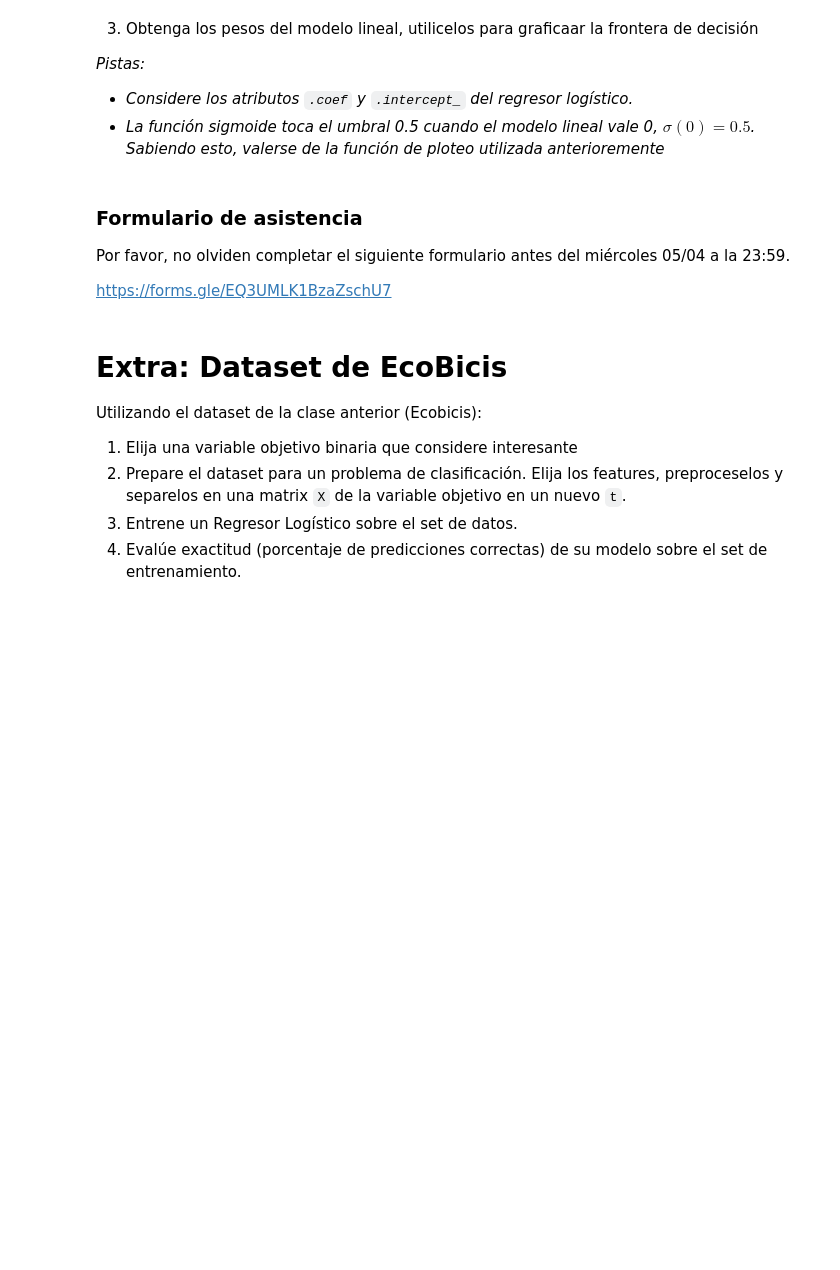
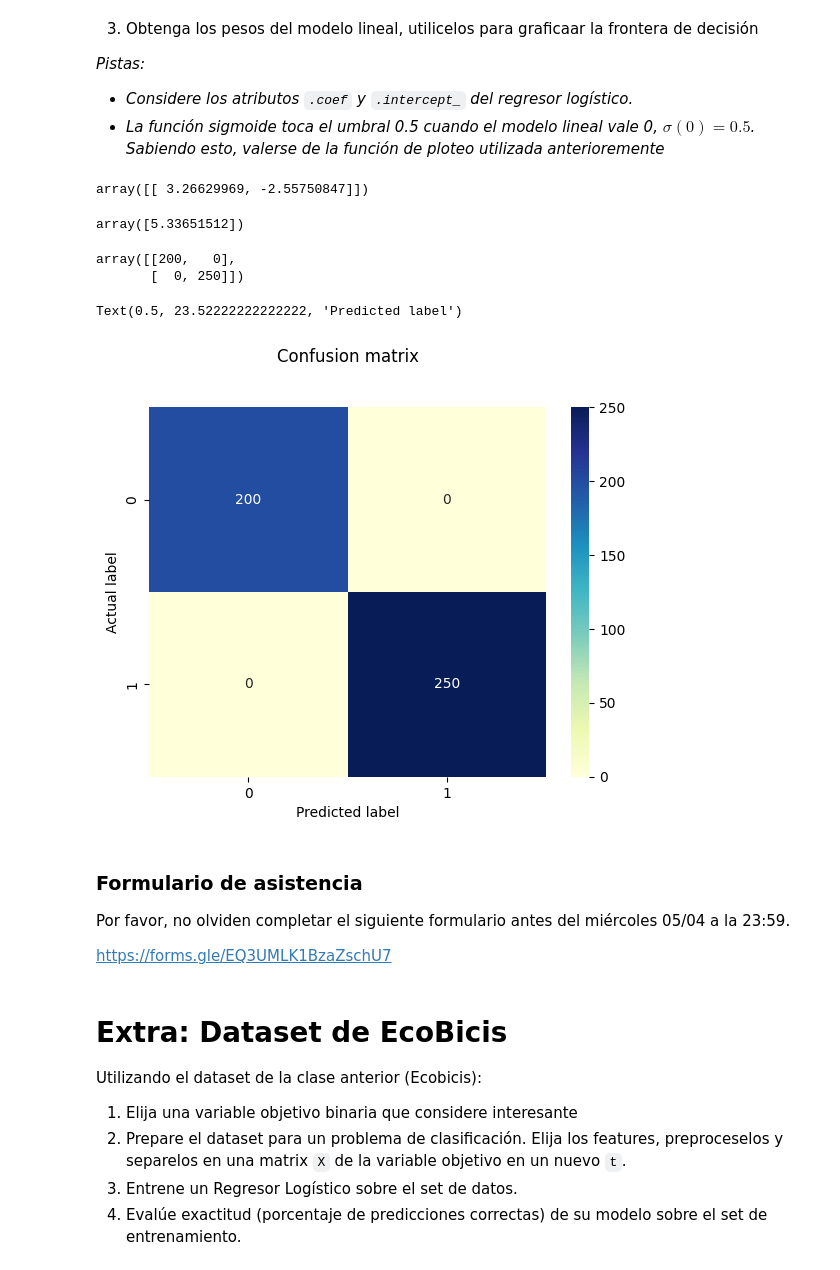
Before and after one commit to cvidalsastre/guias-iia-lcd-unsam, a Jupyter notebook: guias/guia3/Guia_3_ClasificacionBinaria.ipynb, the cells around one changed output. Drawn from its saved outputs; the diff is of its cells as text; code cells hidden in the pictures; blank space fills up the shorter version.

Commit message:
regresor logistico

```diff
--- a/guias/guia3/Guia_3_ClasificacionBinaria.ipynb
+++ b/guias/guia3/Guia_3_ClasificacionBinaria.ipynb
@@ -254,0 +251,11 @@ A esta parametrización se la aparea con la funcíon de pérdida de _entropía c
+# %%
+#Tu turno...
+classifier = LogisticRegression()
+
+X = df.iloc[:,[0,1]]
+
+y = df['target']
+classifier.fit(X, y)
+y_pred = classifier.predict(X)
+result = pd.DataFrame({'y': y, 'y_pred': y_pred})
+result
@@ -269,3 +307,26 @@ A esta parametrización se la aparea con la funcíon de pérdida de _entropía c
+# %%
+classifier.coef_
+# %% [output]
+array([[ 3.26629969, -2.55750847]])
+# %%
+classifier.intercept_
+# %% [output]
+array([5.33651512])
+# %%
+from sklearn.metrics import confusion_matrix
+cf_matrix = confusion_matrix(y, y_pred)
+cf_matrix
+# %% [output]
+array([[200,   0],
+       [  0, 250]])
+# %%
+sns.heatmap(pd.DataFrame(cf_matrix), annot=True, cmap="YlGnBu", fmt='g')
+plt.title('Confusion matrix', y=1.1)
+plt.ylabel('Actual label')
+plt.xlabel('Predicted label')
+# %% [output]
+Text(0.5, 23.52222222222222, 'Predicted label')
+[figure, added]
 # %% [markdown]
 ### Formulario de asistencia
 
```
Also changed, not shown: parts of 11 cells of this notebook, 3 other files.
